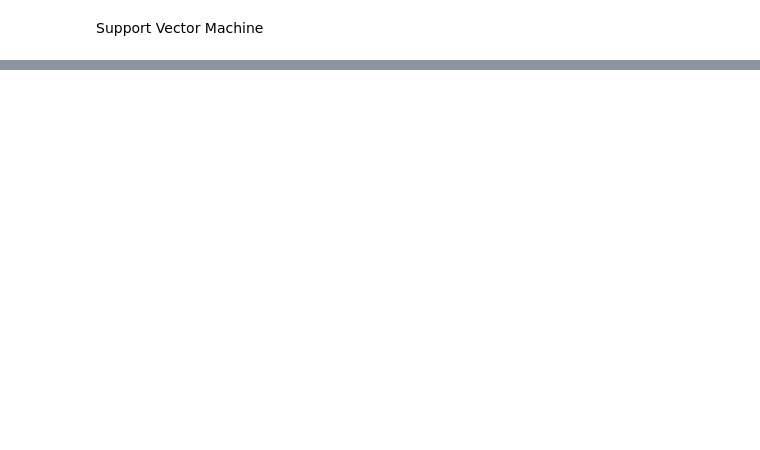
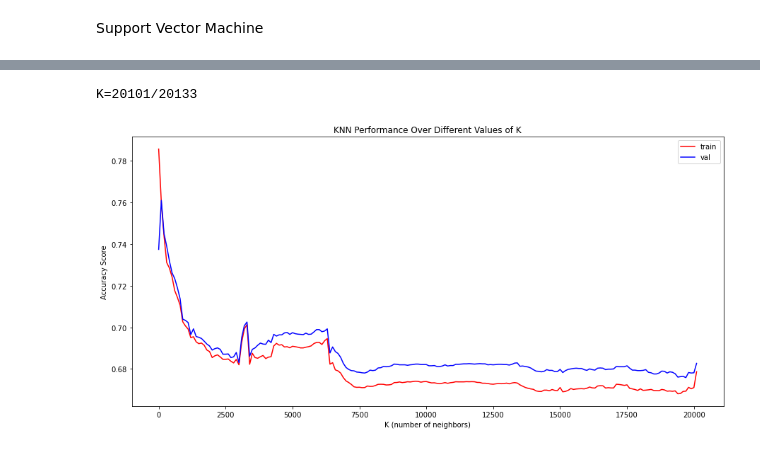
Before and after one commit to JordanFortney/recruitmentTargetsML, a Jupyter notebook: hrAnalytics.ipynb, the cells around one changed output, grey strips where cells are left out. Saved outputs shown, nothing was run; the diff lists cells and outputs as text; code cells hidden in the pictures; blank space fills up the shorter version.

```diff
--- a/hrAnalytics.ipynb
+++ b/hrAnalytics.ipynb
@@ -998,5 +1000,44 @@ Time: 2.16 seconds
 Accuracy score of the train set: 0.8101127502110962
 Accuracy score of the valuation set: 0.7876926642716421
+# %%
+train_accuracies = []
+test_accuracies = []
+K_values = []
+
+if (os.path.exists('trainAccuracies.joblib') & os.path.exists('testAccuracies.joblib') & os.path.exists('kValues.joblib')):
+    train_accuracies = load('trainAccuracies.joblib')
+    test_accuracies = load('testAccuracies.joblib')
+    K_values = load('kValues.joblib')
+else:
+    for k in range(1, x1_train.shape[0],100):
+
+        knnXrfe = KNeighborsClassifier(n_neighbors=k).fit(x1_train, y1_train)
+
+        y_train_pred = knnXrfe.predict(x1_train)
+        y_test_pred = knnXrfe.predict(x1_val)
+
+        train_accuracies.append(accuracy_score(y1_train, y_train_pred))
+        test_accuracies.append(accuracy_score(y1_val, y_test_pred))
+        K_values.append(k)
+
+        print(f"K={k}/{x1_train.shape[0]}", end="\r")
+
+    joblib.dump(train_accuracies, 'trainAccuracies.joblib')
+    joblib.dump(test_accuracies, 'testAccuracies.joblib')
+    joblib.dump(K_values, 'kValues.joblib')
+# %% [output]
+K=20101/20133
+# %%
+plt.figure(figsize=(15,7))
+plt.plot(K_values, train_accuracies, label="train", c="red")
+plt.plot(K_values, test_accuracies, label="val", c="blue")
+plt.xlabel("K (number of neighbors)")
+plt.ylabel("Accuracy Score")
+plt.title("KNN Performance Over Different Values of K")
+plt.legend()
+plt.show()
+# %% [output]
+[figure, added]
 # %%
 timeDF = pd.DataFrame(timedResultList)
 timeDF
```
Also changed, not shown: parts of 9 cells of this notebook, 3 other files.
